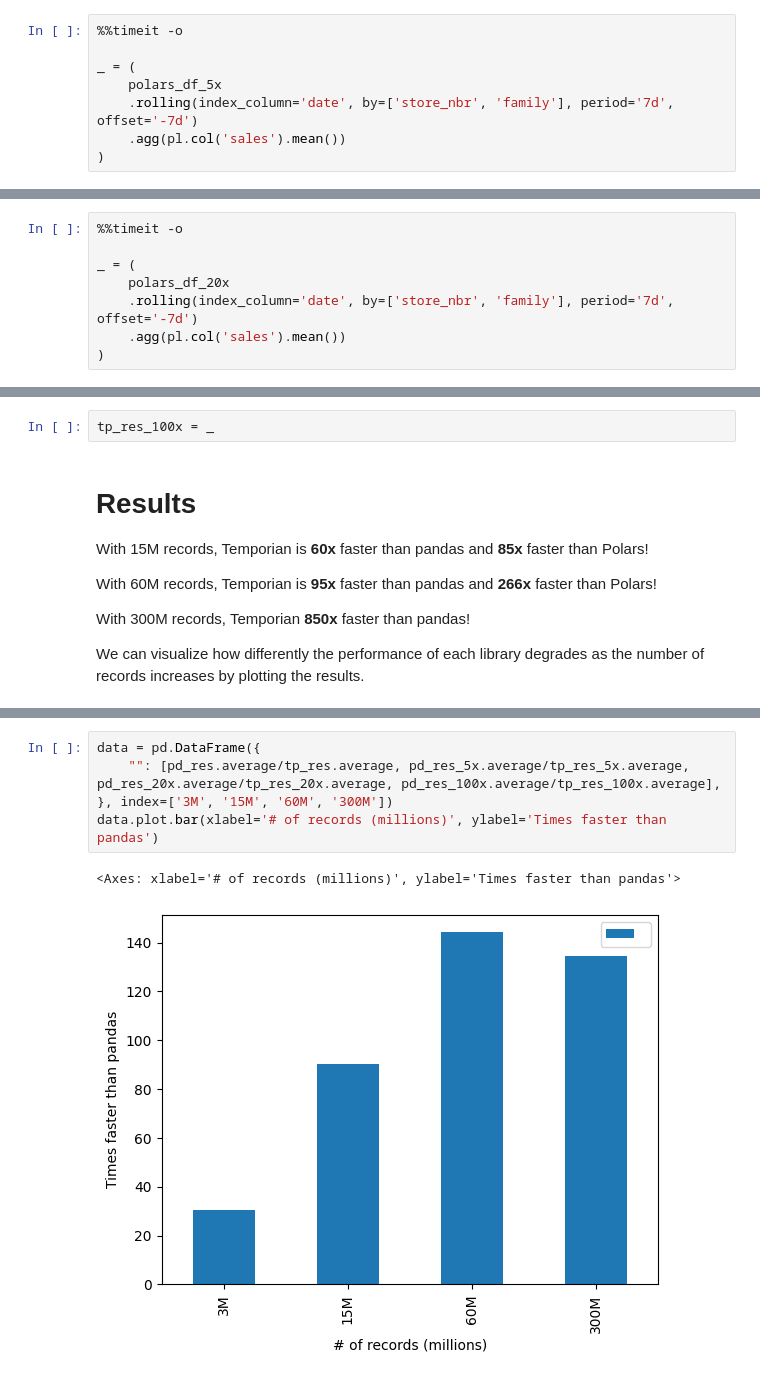
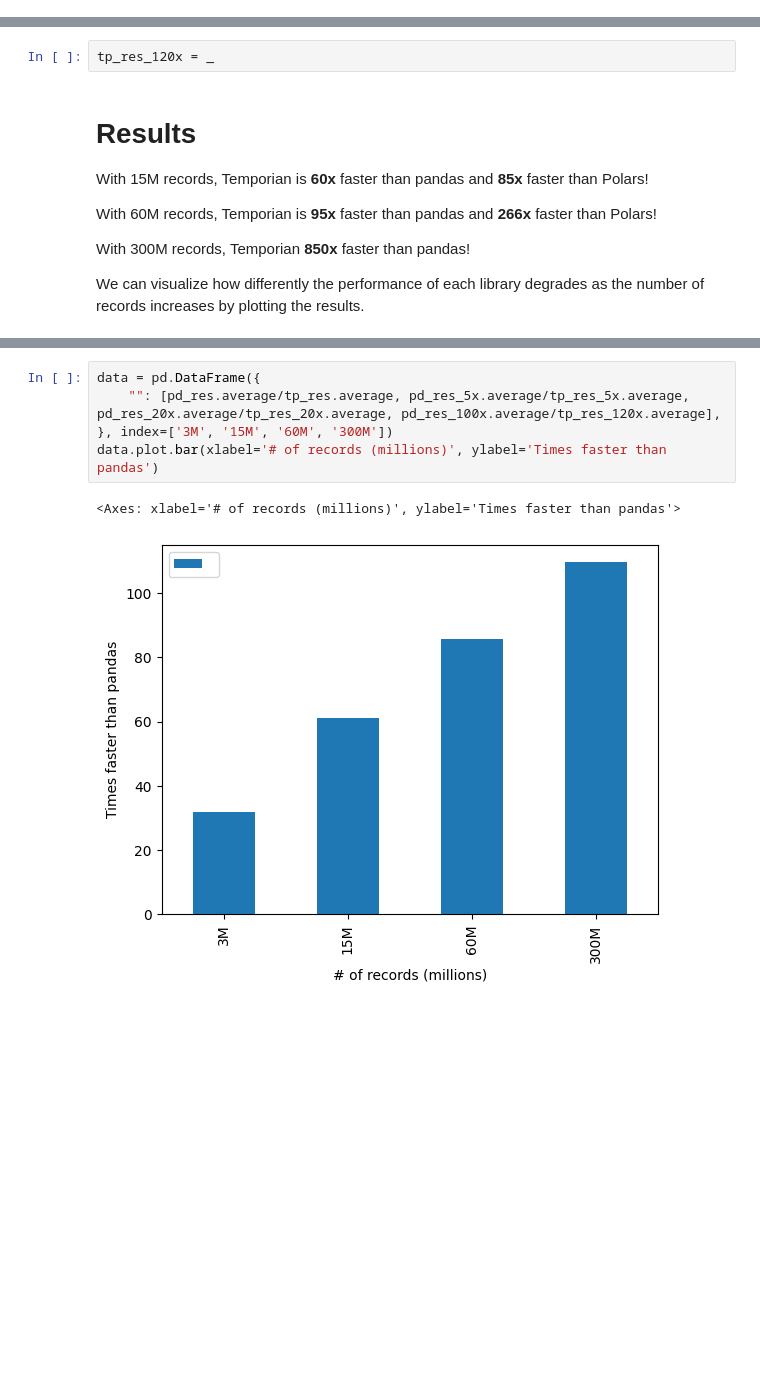
Before and after one commit to tryolabs/temporian-examples, a Jupyter notebook: examples/grouped_simple_moving_average.ipynb, the cells around one changed output, grey strips where cells are left out. Drawn from its saved outputs; the diff is of its cells as text; blank space fills up the shorter version.

```diff
--- a/examples/grouped_simple_moving_average.ipynb
+++ b/examples/grouped_simple_moving_average.ipynb
@@ -195,8 +187,0 @@ polars_df_20x = pl.concat([polars_df] * 20).sort('date')
-# %%
-%%timeit -o
-
-_ = (
-    polars_df_5x
-    .rolling(index_column='date', by=['store_nbr', 'family'], period='7d', offset='-7d')
-    .agg(pl.col('sales').mean())
-)
@@ -208,8 +187,0 @@ pl_res_5x = _
-# %%
-%%timeit -o
-
-_ = (
-    polars_df_20x
-    .rolling(index_column='date', by=['store_nbr', 'family'], period='7d', offset='-7d')
-    .agg(pl.col('sales').mean())
-)
@@ -252,5 +219,5 @@ grouped_evset_100x.simple_moving_average(tp.duration.weeks(1))
 # %%
-tp_res_100x = _
+tp_res_120x = _
 # %% [markdown]
 # Results
 
@@ -277,8 +244,8 @@ for container in ax.containers:
 # %%
 data = pd.DataFrame({
-    "": [pd_res.average/tp_res.average, pd_res_5x.average/tp_res_5x.average, pd_res_20x.average/tp_res_20x.average, pd_res_100x.average/tp_res_100x.average],
+    "": [pd_res.average/tp_res.average, pd_res_5x.average/tp_res_5x.average, pd_res_20x.average/tp_res_20x.average, pd_res_100x.average/tp_res_120x.average],
 }, index=['3M', '15M', '60M', '300M'])
 data.plot.bar(xlabel='# of records (millions)', ylabel='Times faster than pandas')
 # %% [output]
 <Axes: xlabel='# of records (millions)', ylabel='Times faster than pandas'>
-[figure, old version]
+[figure, new version]
```
Also changed, not shown: parts of 21 cells of this notebook.
